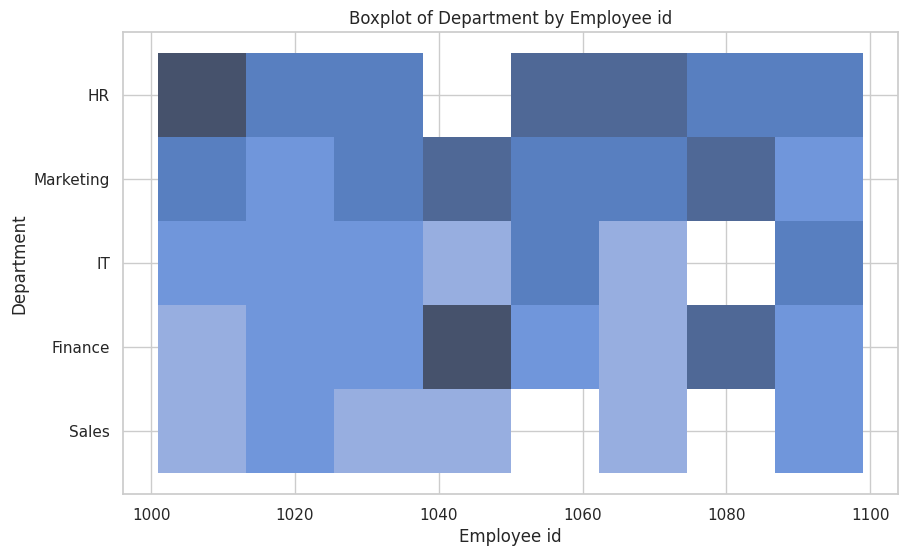
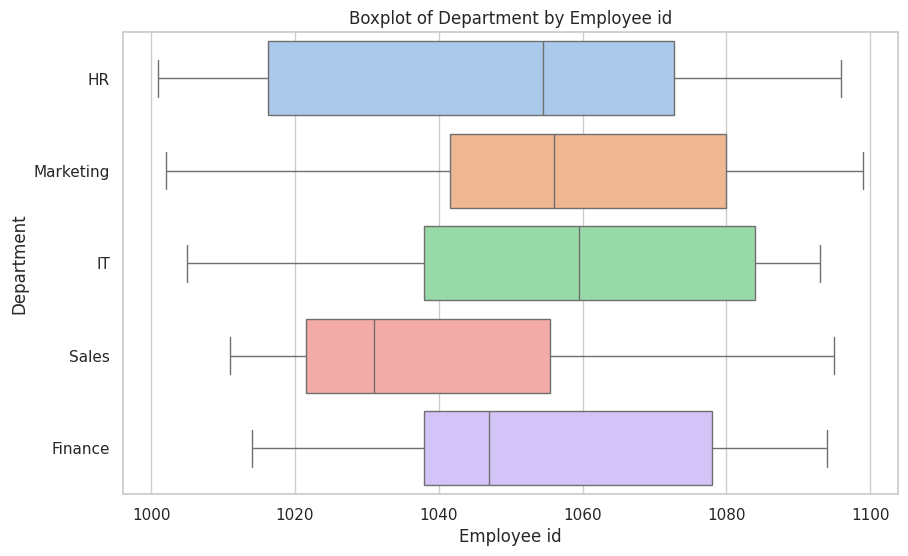
Unified diff of the notebook cell whose output changed from the first chart to the second:
--- before
+++ after
@@ -1,6 +1,10 @@
 sns.set(style="whitegrid")
-plt.figure(figsize=(10,6))
-sns.histplot(data=df,x='Employee_ID',y='Department',palette='pastel')
+plt.figure(figsize=(10, 6))
+
+# Assign y to hue and add legend=False to clear the warning
+sns.boxplot(data=df, x='Employee_ID', y='Department', hue='Department', palette='pastel', legend=False)
+
 plt.title('Boxplot of Department by Employee id')
 plt.xlabel('Employee id')
 plt.ylabel('Department')
+plt.show()

Commit: Created using Colab